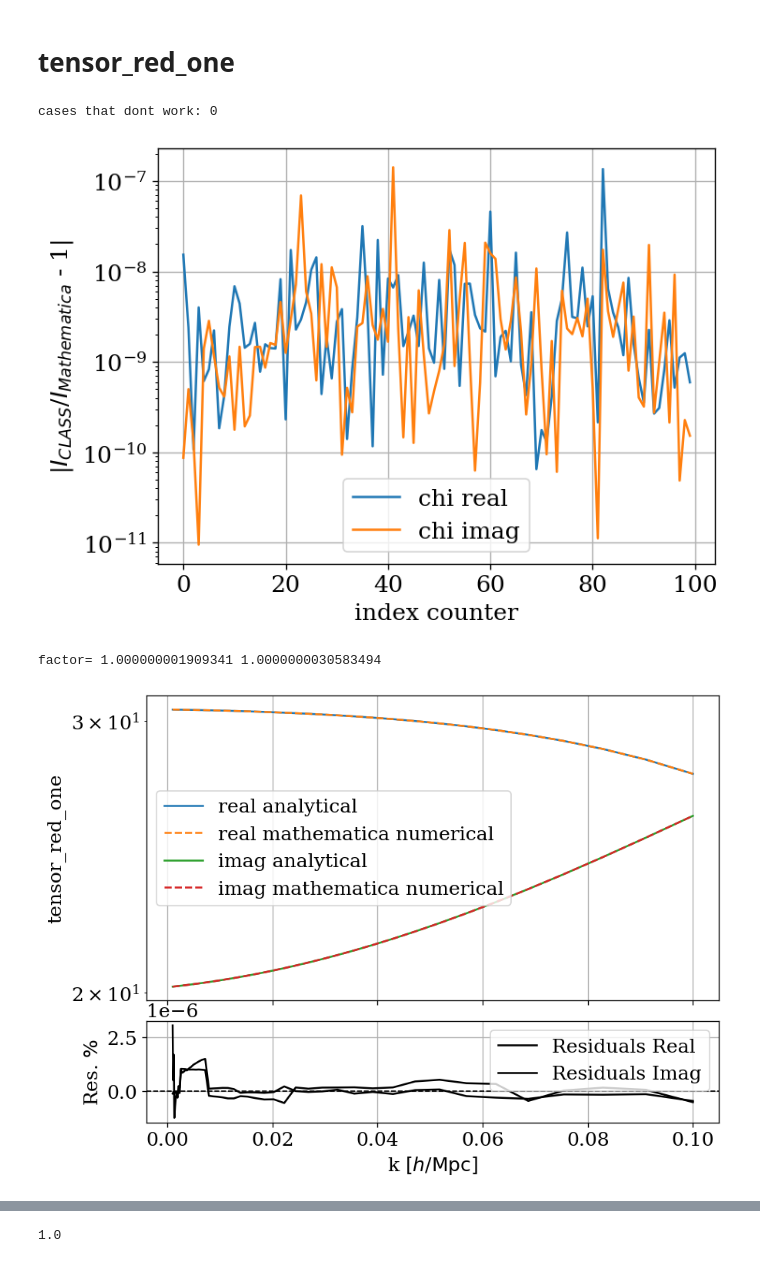
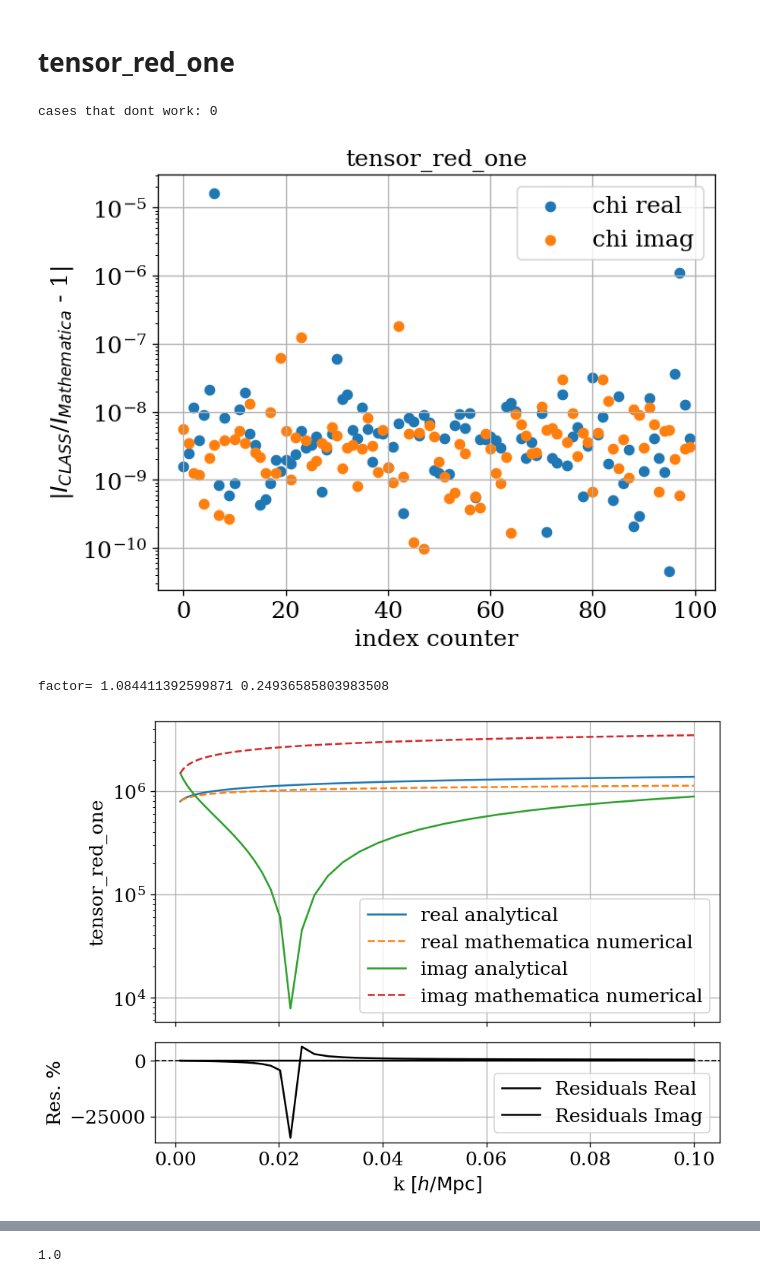
Before and after one commit to Fynn1410/class-bispectrum-png, a Jupyter notebook: notebooks/One-Loop-Bispectrum-Loops-Integrals_Test.ipynb, the cells around one changed output, grey strips where cells are left out. Cells and saved outputs as stored; diff of their text form; code cells hidden in the pictures.

```diff
--- a/notebooks/One-Loop-Bispectrum-Loops-Integrals_Test.ipynb
+++ b/notebooks/One-Loop-Bispectrum-Loops-Integrals_Test.ipynb
@@ -102,10 +103,12 @@ def chi2(y1, y2, idxs):
 
     return chi, 1
 # %%
-k2_peak_n = np.array([0, -3.4e-2, -1e-3, -7.6e-5, -1.56e-5])*h**2
-k2_UV_n = np.array([1e-4, 6.9e-2, 8.2e-3, 1.3e-3, 1.35e-5])*h**2 # original
+k2_peak_n = np.array([0., -3.4e-2, -1e-3, -7.6e-5, -1.56e-5, -3.4e-2, -1e-3, -7.6e-5, -1.56e-5, 0.])*h**2
+k2_UV_n = np.array([1e-4, 6.9e-2, 8.2e-3, 1.3e-3, 1.35e-5, -6.9e-2, -8.2e-3, -1.3e-3, -1.35e-5, 0.])*h**2 # original
 
 M_n = -k2_peak_n + 1j*k2_UV_n
+M_n[0] = 1e-4 + 1j*0.
+M_n[5] = 1e-4 + 1j*0.
 # %%
 k_size = 50
 z_size = 1
@@ -455,15 +645,15 @@ print(temp_list_bin)
 # %% [markdown]
 # tensor_red_one
 # %%
-M1_idx = 1
-M2_idx = 2
+M1_idx = 3
+M2_idx = 4
 
 idx_track_list = []
 
 k1_in = 1e-2*h
 #k2_in = 1e-2*h
 k2_in = 2.42453*1.e-2*h
-cos12 = 1.
+cos12 = -1.# 0.314 # 1.
 
 
 # read Mathematica file
@@ -499,37 +689,38 @@ y2imag = tensor_red_one_math_imag
 chi_real = np.abs(y2real/y1real-1)
 chi_imag = np.abs(y2imag/y1imag-1)
 
 idx_list = []
 for idx in range(count):
     d1 = int(d1_arr[idx])
     d2 = int(d2_arr[idx])
     m = int(m_arr[idx])
     n = int(n_arr[idx])
-    if chi_real[idx]>1e-1 or chi_imag[idx] > 1e-1:
+    if chi_real[idx]>5 or chi_imag[idx] > 5:
         idx_list.append([d1,d2,m,n])
         print(d1, d2, n)
 
 
 
 print("\ncases that dont work:",len(idx_list))
 
 
 track_idx = 6
 
 
 
 x = np.arange(count)
-plt.plot(x, np.abs(y2real/y1real-1), label="chi real")
-plt.plot(x, np.abs(y2imag/y1imag-1), label="chi imag")
+plt.scatter(x, np.abs(y2real/y1real-1), label="chi real")
+plt.scatter(x, np.abs(y2imag/y1imag-1), label="chi imag")
 plt.yscale("log")
 plt.ylabel(r"|$I_{CLASS}$/$I_{Mathematica}$ - 1|")
 plt.xlabel("index counter")
 plt.legend()
 plt.grid()
+plt.title("tensor_red_one")
 plt.show()
 # %% [output]
 cases that dont work: 0
-[figure, old version]
+[figure, new version]
 # %%
 k_min = 1e-3*h
 k_max = 1e-1*h
@@ -538,11 +729,12 @@ k = np.logspace(np.log10(k_min),np.log10(k_max), k_size)
 
 tensor_red_one_arr = np.zeros(k_size, dtype=complex)
 
-M1_idx = 1
-M2_idx = 2
+M1_idx = 3
+M2_idx = 4
+
+d1 = 3
+d2 = 4
 n = 4
-d1 = 3
-d2 = 3
 
 k1 = 1e-2*h
 
@@ -557,6 +749,10 @@ k_math = tensor_red_one_mathematica[:,0]
 tensor_red_one_math_real = tensor_red_one_mathematica[:,1]
 tensor_red_one_math_imag = tensor_red_one_mathematica[:,2]
 
+k1_in = 1e-2*h
+k2_in = 2.42453*1.e-2*h
+for idx, cos12_in in enumerate(k_math):
+    tensor_red_one_arr[idx] = LambdaCDM.get_tensor_red_one(m, n, d1, d2, k1_in**2, k2_in**2, cos12_in, M_n[M1_idx], M_n[M2_idx])
 
 x1 = k/h
 x2 = k_math/h
@@ -567,10 +763,10 @@ y2imag = tensor_red_one_math_imag
 ylabel = "tensor_red_one"
 
 
-compare_integrals(x1, x2, y1real, y1imag, y2real, y2imag, ylabel)
+compare_integrals(x1, x1, y1real, y1imag, y2real, y2imag, ylabel)
 # %% [output]
-factor= 1.000000001909341 1.0000000030583494
+factor= 1.084411392599871 0.24936585803983508
-[figure, old version]
+[figure, new version]
 # %%
 M = M_n[0]
 
```
Also changed, not shown: parts of 13 cells of this notebook, 5 other files.
